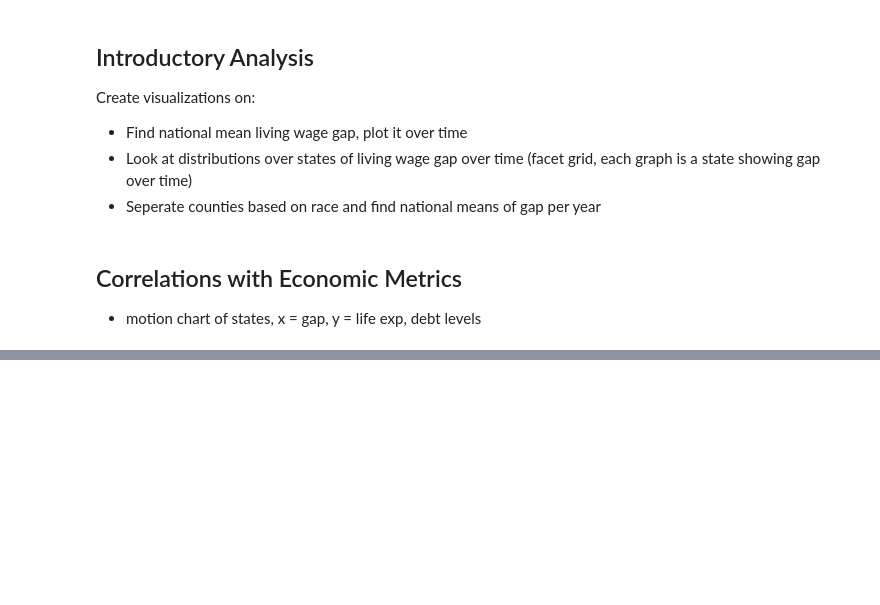
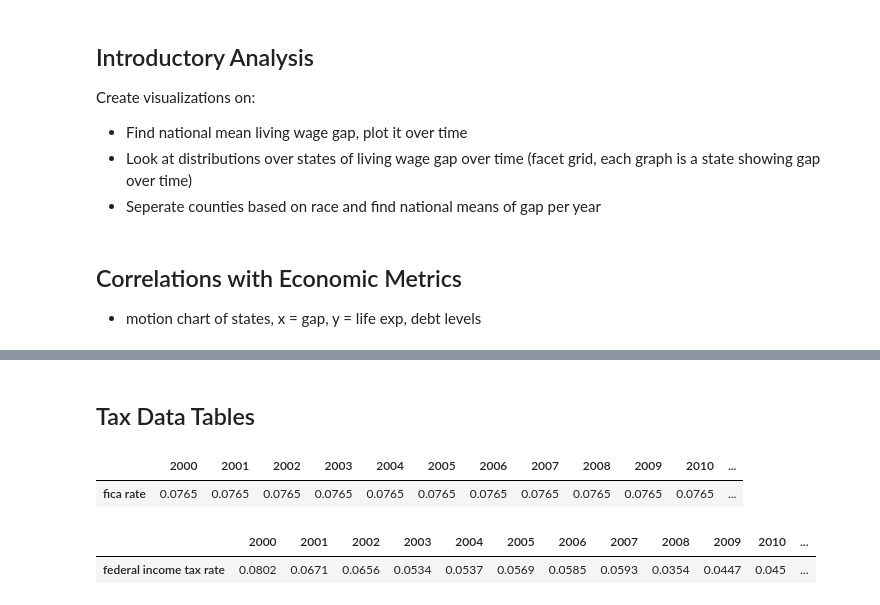
Before and after one commit to jquacinella/LivingWageModelExtension, a Jupyter notebook: Master's Thesis.ipynb, the cells around one changed output, grey strips where cells are left out. Drawn from its saved outputs; the diff is of its cells as text; code cells hidden in the pictures; blank space fills up the shorter version.

Commit message:
More updates to TODO list; adding appendix section for data tables

```diff
--- a/Master's Thesis.ipynb
+++ b/Master's Thesis.ipynb
@@ -854,12 +835,16 @@ I am not sure where the model gets 6.2% from. The data from the [SSA website](ht
 Another thing to note is that in 2011 and 2012, the rate for the Social Security part of the FICA tax was 2% lower for individuals.
 # %%
 # Data from FICA rates
-updated_federal_income_tax_rate = dict(zip(
+updated_fica_tax_rate = dict(zip(
         [2000, 2001, 2002, 2003, 2004, 2005, 2006, 2007, 2008, 2009, 2010, 2011, 2012, 2013, 2014],
         [0.0765, 0.0765, 0.0765, 0.0765, 0.0765, 0.0765, 0.0765, 0.0765, 0.0765, 0.0765, 0.0765, 0.0565, 0.0565, 0.0765, 0.0765]))
 
+# Create dataframe
+updated_fica_tax_rate_df = \
+    pd.DataFrame.from_dict({"fica rate": updated_fica_tax_rate}).transpose()
+
 # Data that the model used (see notes above)
-federal_income_tax_rate = {
+updated_fica_tax_rate = {
     2013: 0.062
 }
 # %% [markdown]
@@ -934,0 +950,12 @@ Create visualizations on:
+# %% [markdown]
+## Tax Data Tables
+# %%
+updated_fica_tax_rate_df
+# %% [output]
+|  | 2000 | 2001 | 2002 | 2003 | 2004 | 2005 | 2006 | 2007 | 2008 | 2009 | 2010 | ... |
+| fica rate | 0.0765 | 0.0765 | 0.0765 | 0.0765 | 0.0765 | 0.0765 | 0.0765 | 0.0765 | 0.0765 | 0.0765 | 0.0765 | ... |
+# %%
+updated_federal_income_tax_rate_df
+# %% [output]
+|  | 2000 | 2001 | 2002 | 2003 | 2004 | 2005 | 2006 | 2007 | 2008 | 2009 | 2010 | ... |
+| federal income tax rate | 0.0802 | 0.0671 | 0.0656 | 0.0534 | 0.0537 | 0.0569 | 0.0585 | 0.0593 | 0.0354 | 0.0447 | 0.045 | ... |
```
Also changed, not shown: parts of 5 cells of this notebook.
